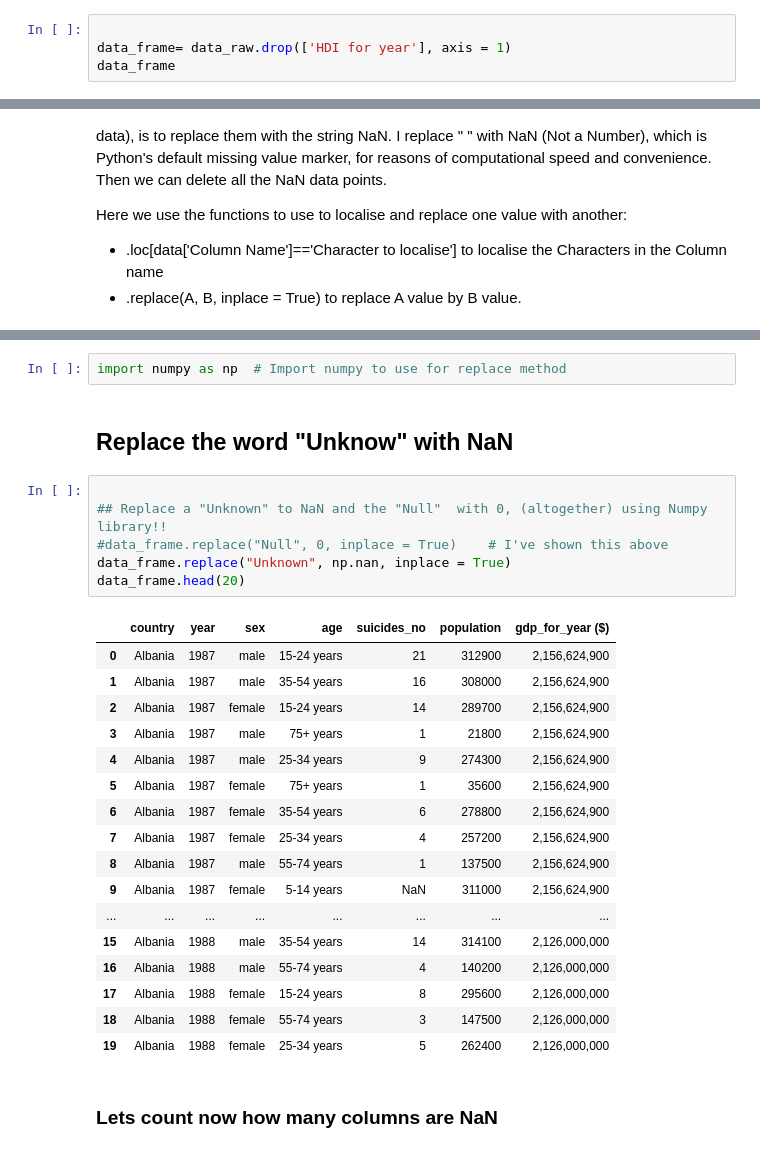
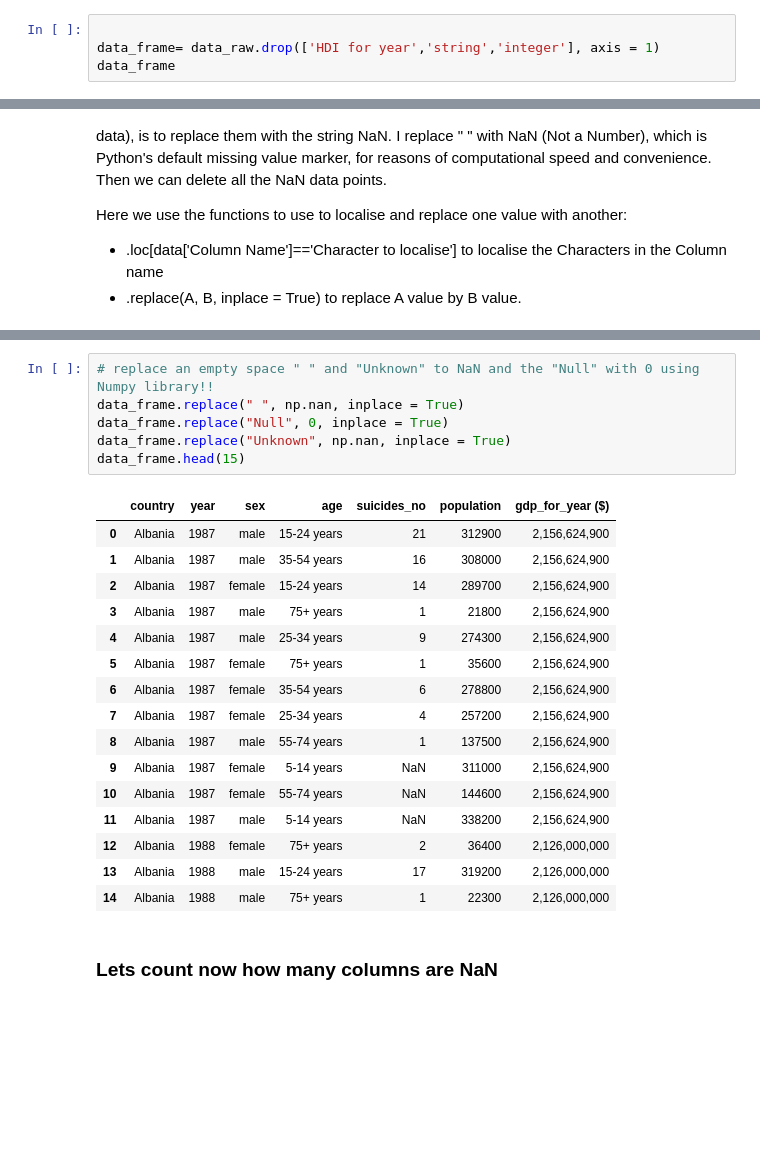
Before and after one commit to siddharthramanan/TeamCoders_Event_Based_Model, a Jupyter notebook: 2_DataCleaningAndWrangling/Data_Wrangling_WHO.ipynb, the cells around one changed output, grey strips where cells are left out. Cells and saved outputs as stored; diff of their text form; blank space fills up the shorter version.

```diff
--- a/2_DataCleaningAndWrangling/Data_Wrangling_WHO.ipynb
+++ b/2_DataCleaningAndWrangling/Data_Wrangling_WHO.ipynb
@@ -568,7 +567,7 @@ To remove a column we use the .drop() method as **df.drop(["column1, column2, ..
  * I will name the new Data Frame **data_frame** because it is not the raw data anymore
 # %%
 
-data_frame= data_raw.drop(['HDI for year'], axis = 1)
+data_frame= data_raw.drop(['HDI for year','string','integer'], axis = 1)
 data_frame
 # %% [output]
 |  | country | year | sex | age | suicides_no | population | gdp_for_year ($) |
@@ -681,31 +659,26 @@ data_frame.loc[data_frame['suicides_no'] ==0]
-# %%
-import numpy as np  # Import numpy to use for replace method
-# %% [markdown]
-## Replace the word "Unknow" with NaN
 # %%
-
-## Replace a "Unknown" to NaN and the "Null"  with 0, (altogether) using Numpy library!!
-#data_frame.replace("Null", 0, inplace = True)    # I've shown this above
+# replace an empty space " " and "Unknown" to NaN and the "Null" with 0 using Numpy library!!
+data_frame.replace(" ", np.nan, inplace = True)
+data_frame.replace("Null", 0, inplace = True)
 data_frame.replace("Unknown", np.nan, inplace = True)
-data_frame.head(20)
+data_frame.head(15)
 # %% [output]
 |  | country | year | sex | age | suicides_no | population | gdp_for_year ($) |
 | 0 | Albania | 1987 | male | 15-24 years | 21 | 312900 | 2,156,624,900 |
 | 1 | Albania | 1987 | male | 35-54 years | 16 | 308000 | 2,156,624,900 |
 | 2 | Albania | 1987 | female | 15-24 years | 14 | 289700 | 2,156,624,900 |
 | 3 | Albania | 1987 | male | 75+ years | 1 | 21800 | 2,156,624,900 |
 | 4 | Albania | 1987 | male | 25-34 years | 9 | 274300 | 2,156,624,900 |
 | 5 | Albania | 1987 | female | 75+ years | 1 | 35600 | 2,156,624,900 |
 | 6 | Albania | 1987 | female | 35-54 years | 6 | 278800 | 2,156,624,900 |
 | 7 | Albania | 1987 | female | 25-34 years | 4 | 257200 | 2,156,624,900 |
 | 8 | Albania | 1987 | male | 55-74 years | 1 | 137500 | 2,156,624,900 |
 | 9 | Albania | 1987 | female | 5-14 years | NaN | 311000 | 2,156,624,900 |
-| ... | ... | ... | ... | ... | ... | ... | ... |
-| 15 | Albania | 1988 | male | 35-54 years | 14 | 314100 | 2,126,000,000 |
-| 16 | Albania | 1988 | male | 55-74 years | 4 | 140200 | 2,126,000,000 |
-| 17 | Albania | 1988 | female | 15-24 years | 8 | 295600 | 2,126,000,000 |
-| 18 | Albania | 1988 | female | 55-74 years | 3 | 147500 | 2,126,000,000 |
-| 19 | Albania | 1988 | female | 25-34 years | 5 | 262400 | 2,126,000,000 |
+| 10 | Albania | 1987 | female | 55-74 years | NaN | 144600 | 2,156,624,900 |
+| 11 | Albania | 1987 | male | 5-14 years | NaN | 338200 | 2,156,624,900 |
+| 12 | Albania | 1988 | female | 75+ years | 2 | 36400 | 2,126,000,000 |
+| 13 | Albania | 1988 | male | 15-24 years | 17 | 319200 | 2,126,000,000 |
+| 14 | Albania | 1988 | male | 75+ years | 1 | 22300 | 2,126,000,000 |
 # %% [markdown]
 ### Lets count now how many columns are NaN
 # %%
```
Also changed, not shown: parts of 32 cells of this notebook.
